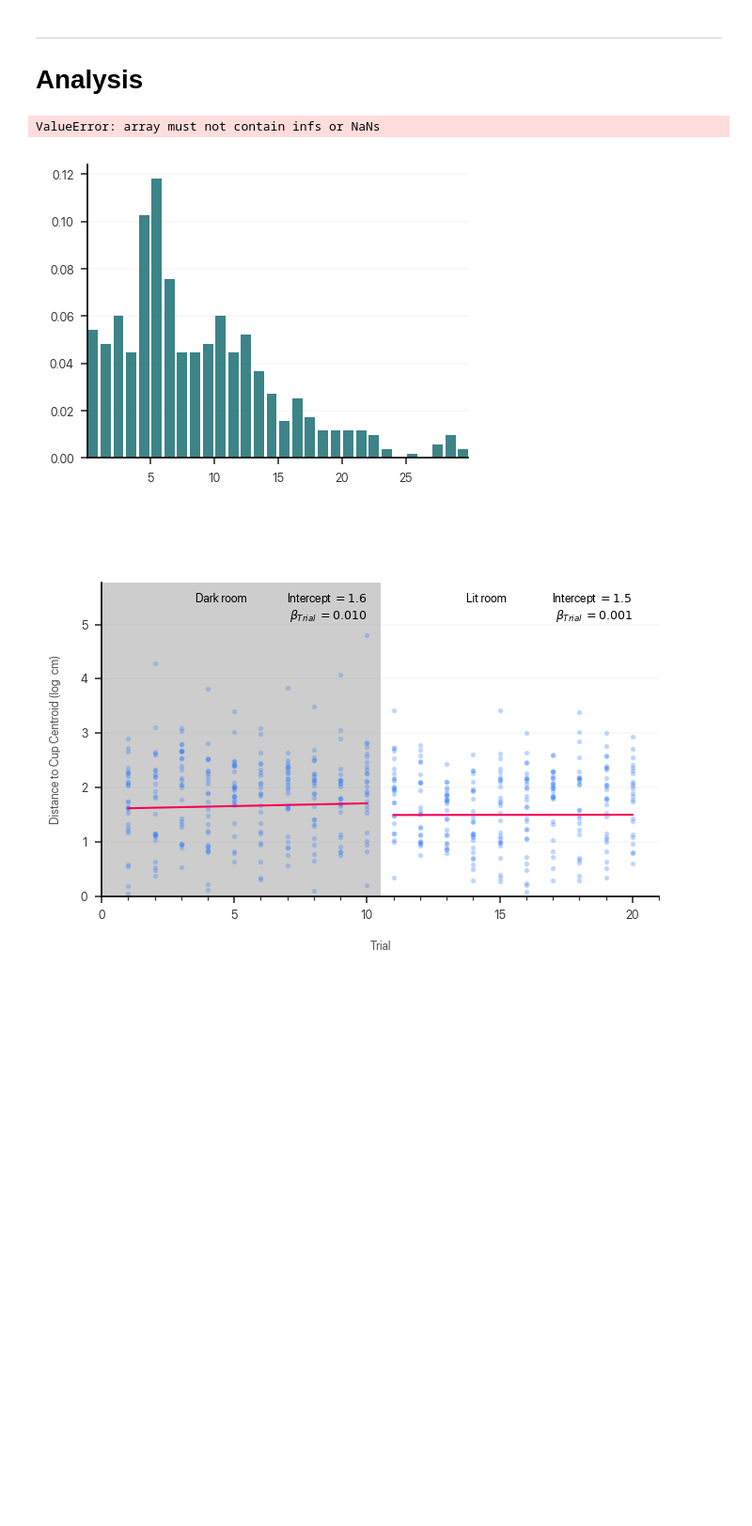
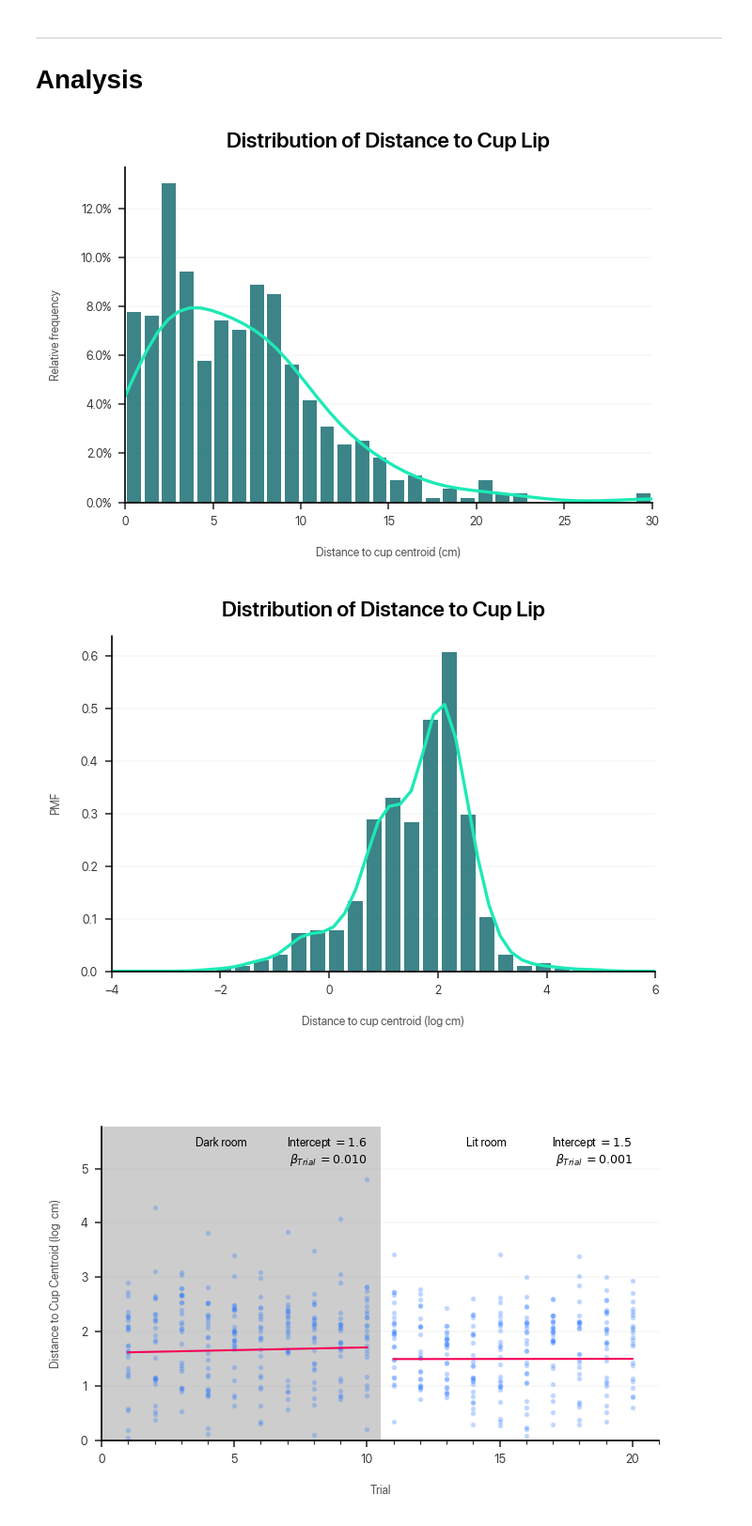
Before and after one commit to dlundgaard/BeerPongMastery, a Jupyter notebook: Analysis/analysis.ipynb, the cells around one changed output. Shown at 94% size. Drawn from its saved outputs; the diff is of its cells as text; code cells hidden in the pictures; blank space fills up the shorter version.

Commit message:
fixed lateral/longitude calculations in aggregation

```diff
--- a/Analysis/analysis.ipynb
+++ b/Analysis/analysis.ipynb
@@ -417,15 +417,12 @@ def aggregate():
         for index, (player_id, condition, recording) in session_data.iterrows():
             for trial, trial_data in recording.items():
 
-                # after_passing_cup = trial_data["Ball"]["Z"] <= BRIM_OFFSET
-                # ball_under_cup_plane = trial_data["Ball"][after_passing_cup].iloc[0] if trial_data["Ball"]["Z"].min() <= BRIM_OFFSET else trial_data["Ball"].iloc[trial_data["Ball"]["Z"].idxmax()]
-
                 ball_data = trial_data["Ball"]
                 ball_data["Distance"] = np.sqrt((ball_data[["X", "Y", "Z"]] ** 2).sum(axis = 1))
                 ball_data["DistanceHorizontal"] = np.sqrt((ball_data[["X", "Y"]] ** 2).sum(axis = 1))
-                ball_above_brim_plane = ball_data[ball_data["Z"] >= 0]
-                ball_data["Lateral"] = ball_above_brim_plane["Y"] # in the coordinate system of the recording, the Y-axis is lateral
-                ball_data["Longitude"] = ball_above_brim_plane["X"]
+                above_brim_plane = ball_data["Z"] >= 0
+                ball_data["Lateral"] = ball_data["Y"] # in the coordinate system of the recording, the Y-axis is lateral
+                ball_data["Longitude"] = ball_data["X"]
 
                 session_summaries.append({
                     "Session": session,
@@ -434,15 +431,15 @@ def aggregate():
                     "Trial": trial,
                     "CompletedThrows": trial if condition == "Darkness" else trial + 10,
                     "Outcome": "Hit" if trial_data.outcome else "Miss",
-                    "BallCentroidDistanceAtBrimPlane": ball_above_brim_plane["DistanceHorizontal"].min(), # minimum distance from cup centroid in cm
-                    "DistanceMiss": max(0, ball_above_brim_plane["DistanceHorizontal"].min() - HIT_RADIUS), # minimum distance from cup in cm
-                    "LateralMiss": max(0, abs(ball_above_brim_plane["DistanceHorizontal"].min()) - HIT_RADIUS), # lateral distance to cup in cm
-                    "LongitudeMiss": max(0, abs(ball_above_brim_plane["Longitude"].min()) - HIT_RADIUS), # longitudinal distance to cup in cm
-                    "BallSpeedMax": trial_data["Ball"]["Speed"].max(), # ball max speed in m/s
-                    "BallAltitudeMax": trial_data["Ball"]["Z"].max(), # ball max altitude in cm
+                    "BallCentroidDistanceAtBrimPlane": ball_data[above_brim_plane]["DistanceHorizontal"].min(), # minimum distance from cup centroid in cm
+                    "DistanceMiss": max(0, ball_data[above_brim_plane]["DistanceHorizontal"].min() - HIT_RADIUS), # minimum distance from cup in cm
+                    "LateralMiss": max(0, abs(ball_data[above_brim_plane]["Lateral"]).min() - HIT_RADIUS), # lateral distance to cup in cm
+                    "LongitudeMiss": max(0, abs(ball_data[above_brim_plane]["Longitude"]).min() - HIT_RADIUS), # longitudinal distance to cup in cm
+                    "BallSpeedMax": ball_data["Speed"].max(), # ball max speed in m/s
+                    "BallAltitudeMax": ball_data["Z"].max(), # ball max altitude in cm
                     "WristSpeedMax": trial_data["Wrist"]["Speed"].max(), # wrist max speed in m/s
-                    "DispatchDistance": -trial_data["Ball"].iloc[int(DISPATCH_MARGIN * SAMPLE_RATE)]["X"], # distance to cup in cm at moment of dispatch
-                    "DispatchElbowAltitude": trial_data["Elbow"]["Z"].loc[trial_data["Ball"]["Speed"].idxmax()], # height of elbow in cm at time of dispatch
+                    "DispatchDistance": -ball_data.iloc[int(DISPATCH_MARGIN * SAMPLE_RATE)]["X"], # distance to cup in cm at moment of dispatch
+                    "DispatchElbowAltitude": trial_data["Elbow"]["Z"].loc[ball_data["Speed"].idxmax()], # height of elbow in cm at time of dispatch
                 })
         sessions.append(pd.DataFrame(session_summaries))
 
@@ -473,26 +470,43 @@ aggregated.set_index(["Session", "Player", "Condition", "Trial"]).round(2).head(
 # %%
 plt.figure()
 data_range = 30
 plt.hist(
     aggregated["BallCentroidDistanceAtBrimPlane"],
     range = (0, data_range),
     bins = data_range,
     density=True,
     alpha = 0.8,
     rwidth=0.8
 )
 plt.plot(
     np.linspace(0, data_range),
     stats.gaussian_kde(aggregated["BallCentroidDistanceAtBrimPlane"])(np.linspace(0, data_range))
 )
 plt.xlabel("Distance to cup centroid (cm)")
 plt.ylabel("Relative frequency")
 plt.title("Distribution of Distance to Cup Lip")
 plt.gca().yaxis.set_major_formatter(ticker.PercentFormatter(1))
 plt.tight_layout()
+
+plt.figure()
+plt.hist(
+    np.log(aggregated["BallCentroidDistanceAtBrimPlane"]),
+    bins = 20,
+    density = True,
+    alpha = 0.8,
+    rwidth=0.8
+)
+plt.plot(
+    np.linspace(-4, 6),
+    stats.gaussian_kde(np.log(aggregated["BallCentroidDistanceAtBrimPlane"]))(np.linspace(-4, 6))
+)
+plt.xlabel("Distance to cup centroid (log cm)")
+plt.ylabel("PMF")
+plt.title("Distribution of Distance to Cup Lip")
+plt.tight_layout()
 # %% [output]
-ValueError: array must not contain infs or NaNs
-[figure, old version]
+[figure, new version]
+[figure, added]
 # %%
 OUTCOME = "BallCentroidDistanceAtBrimPlane"
 
```
Also changed, not shown: parts of 6 cells of this notebook, 6 other files.
